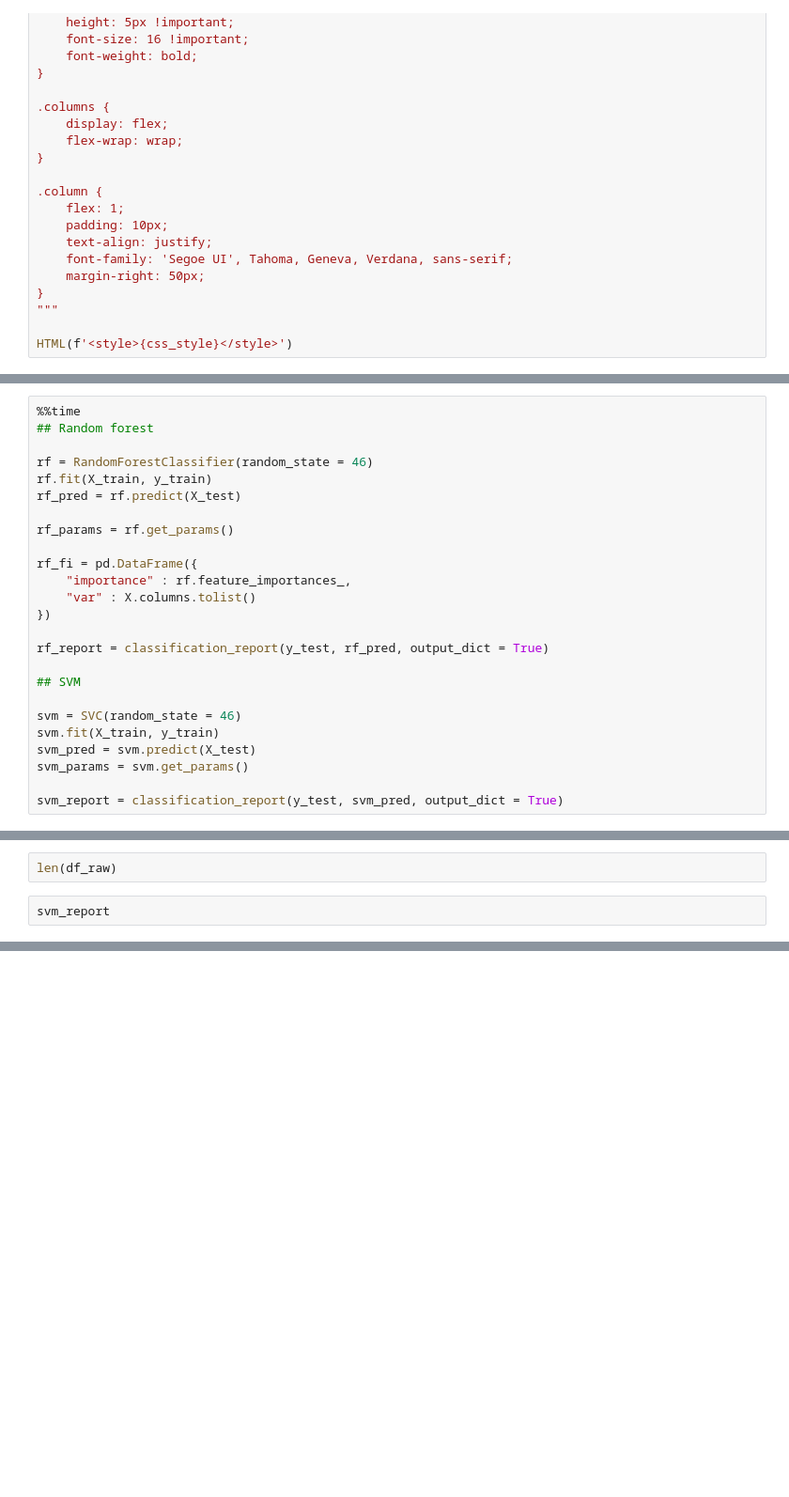
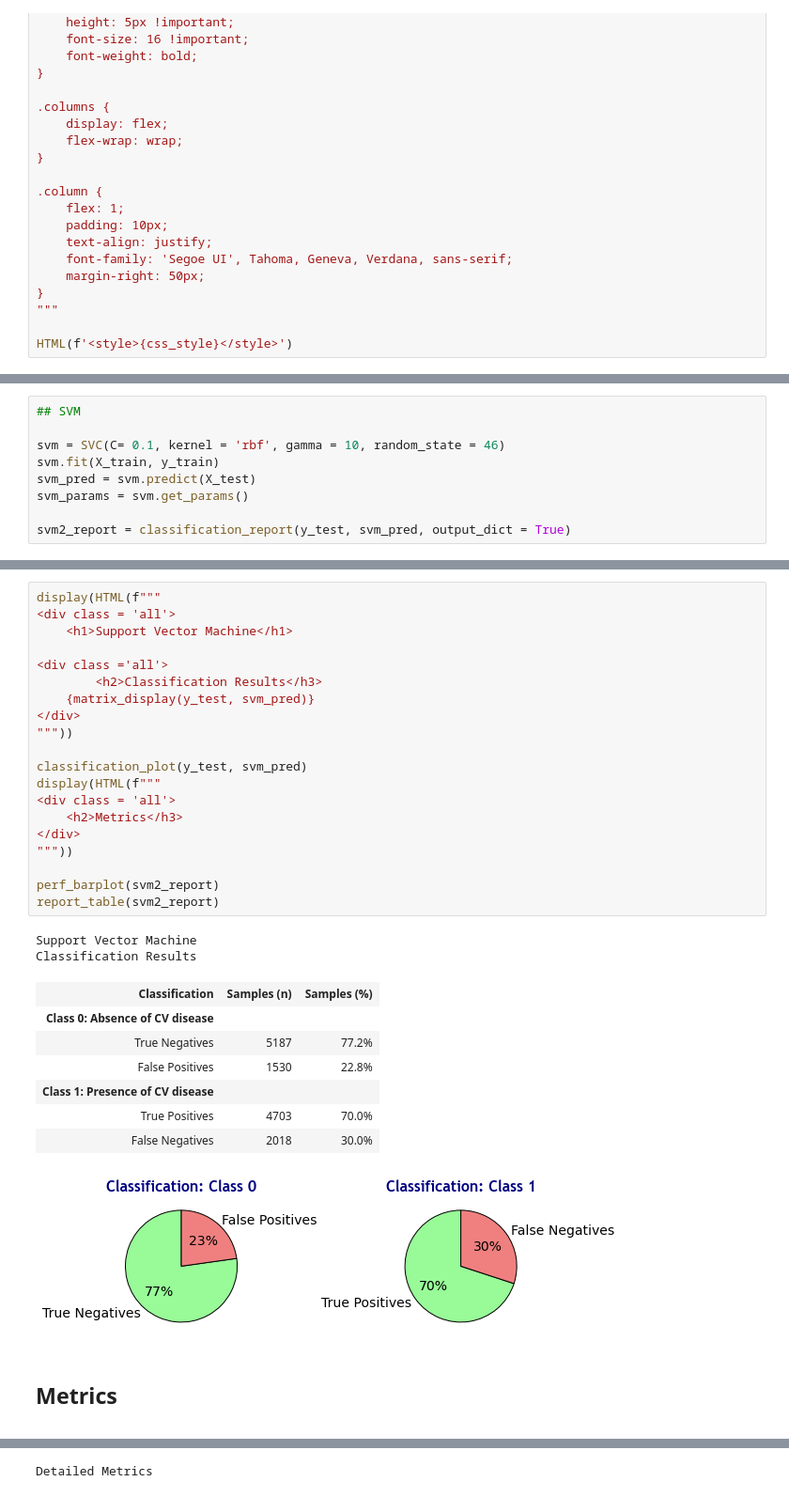
Before and after one commit to lucas-lfp/heart-shaped-box__Machine-Learning-SVM-classifier, a Jupyter notebook: heart_shaped_box_4.ipynb, the cells around one changed output, grey strips where cells are left out. Shown: that part at 94% size. Cells and saved outputs as stored; diff of their text form; blank space fills up the shorter version.

```diff
--- a/heart_shaped_box_4.ipynb
+++ b/heart_shaped_box_4.ipynb
@@ -856,25 +429,9 @@ X_train, X_test, y_train, y_test = train_test_split(X, y, test_size = 0.2, rando
 # %%
-%%time
-## Random forest
-
-rf = RandomForestClassifier(random_state = 46)
-rf.fit(X_train, y_train)
-rf_pred = rf.predict(X_test)
-
-rf_params = rf.get_params()
-
-rf_fi = pd.DataFrame({
-    "importance" : rf.feature_importances_,
-    "var" : X.columns.tolist()
-})
-
-rf_report = classification_report(y_test, rf_pred, output_dict = True)
-
 ## SVM
 
-svm = SVC(random_state = 46)
+svm = SVC(C= 0.1, kernel = 'rbf', gamma = 10, random_state = 46)
 svm.fit(X_train, y_train)
 svm_pred = svm.predict(X_test)
 svm_params = svm.get_params()
 
-svm_report = classification_report(y_test, svm_pred, output_dict = True)
+svm2_report = classification_report(y_test, svm_pred, output_dict = True)
@@ -952,4 +438,32 @@ report_table(svm_report)
-# %%
-len(df_raw)
-# %%
-svm_report
+# %%
+display(HTML(f"""
+<div class = 'all'>
+    <h1>Support Vector Machine</h1>
+
+<div class ='all'>
+        <h2>Classification Results</h3>
+    {matrix_display(y_test, svm_pred)}
+</div>
+"""))
+
+classification_plot(y_test, svm_pred)
+display(HTML(f"""
+<div class = 'all'>
+    <h2>Metrics</h3>
+</div>
+"""))
+
+perf_barplot(svm2_report)
+report_table(svm2_report)
+# %% [output]
+Support Vector Machine
+Classification Results
+| Classification | Samples (n) | Samples (%) |
+| Class 0: Absence of CV disease |  |  |
+| True Negatives | 5187 | 77.2% |
+| False Positives | 1530 | 22.8% |
+| Class 1: Presence of CV disease |  |  |
+| True Positives | 4703 | 70.0% |
+| False Negatives | 2018 | 30.0% |
+[figure, added]
+Metrics
@@ -955,0 +471 @@ svm_report
+Detailed Metrics
```
Also changed, not shown: parts of 23 cells of this notebook.
